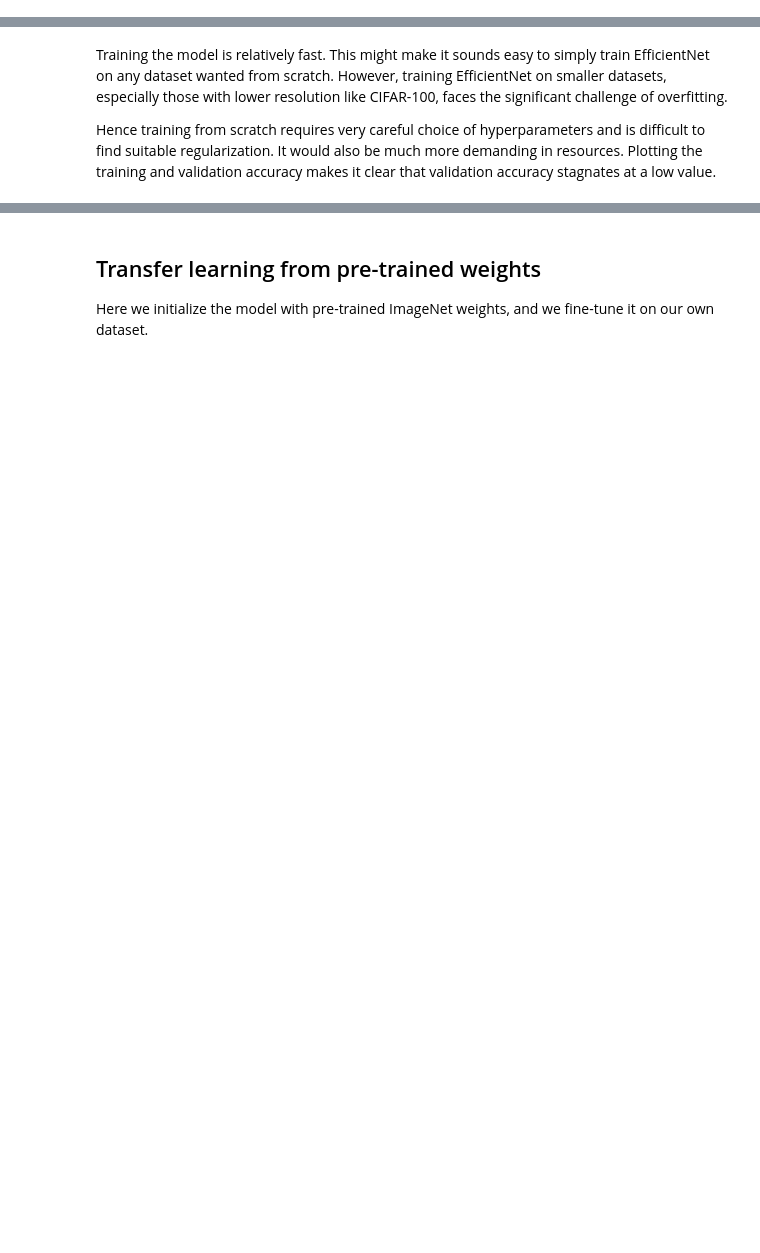
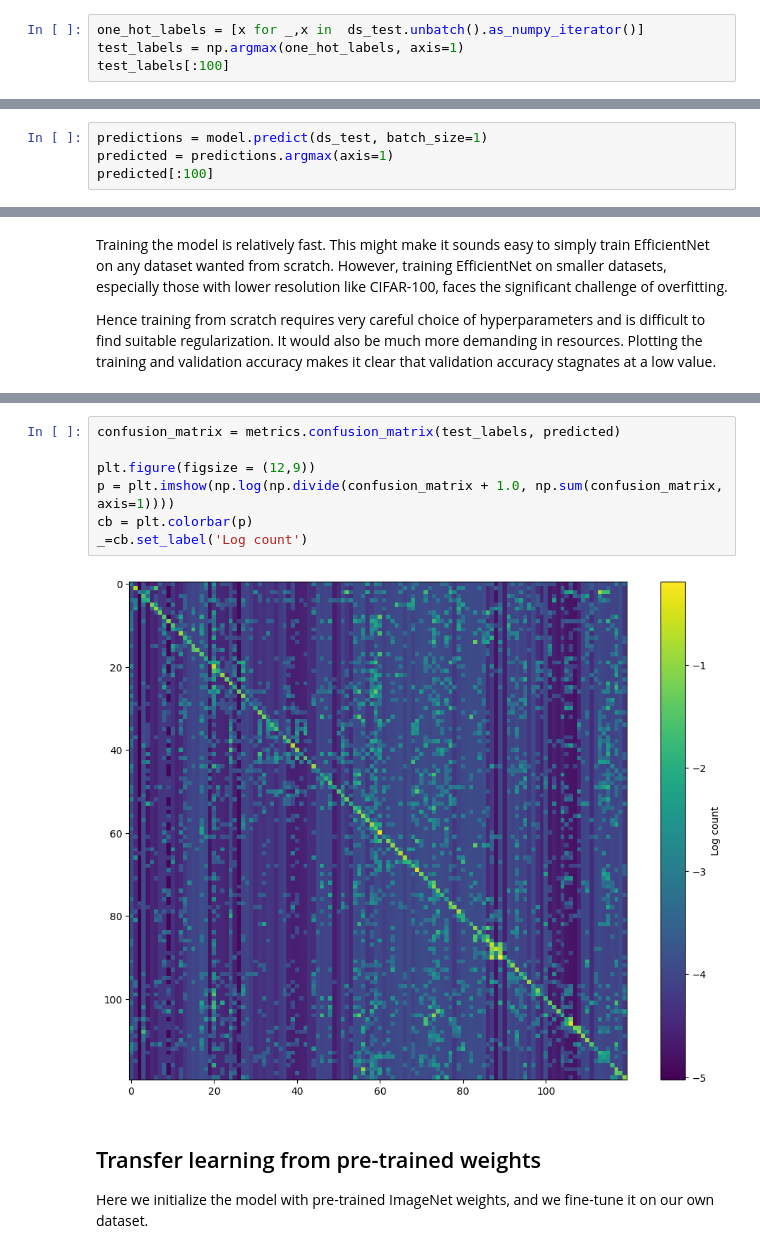
Before and after one commit to bchenley/IK_EarlySeptember2023, a Jupyter notebook: examples/vision/ipynb/image_classification_efficientnet_fine_tuning.ipynb, the cells around one changed output, grey strips where cells are left out. Cells and saved outputs as stored; diff of their text form; blank space fills up the shorter version.

```diff
--- a/examples/vision/ipynb/image_classification_efficientnet_fine_tuning.ipynb
+++ b/examples/vision/ipynb/image_classification_efficientnet_fine_tuning.ipynb
@@ -299,0 +328,4 @@ hist = model.fit(ds_train, epochs=epochs, validation_data=ds_test)
+# %%
+one_hot_labels = [x for _,x in  ds_test.unbatch().as_numpy_iterator()]
+test_labels = np.argmax(one_hot_labels, axis=1)
+test_labels[:100]
@@ -299,0 +344,4 @@ hist = model.fit(ds_train, epochs=epochs, validation_data=ds_test)
+# %%
+predictions = model.predict(ds_test, batch_size=1)
+predicted = predictions.argmax(axis=1)
+predicted[:100]
@@ -330,3 +411,12 @@ plot_hist(hist)
+# %%
+confusion_matrix = metrics.confusion_matrix(test_labels, predicted)
+
+plt.figure(figsize = (12,9))
+p = plt.imshow(np.log(np.divide(confusion_matrix + 1.0, np.sum(confusion_matrix, axis=1))))
+cb = plt.colorbar(p)
+_=cb.set_label('Log count')
+# %% [output]
+[figure, added]
 # %% [markdown]
 ## Transfer learning from pre-trained weights
 
```
Also changed, not shown: parts of 26 cells of this notebook.
